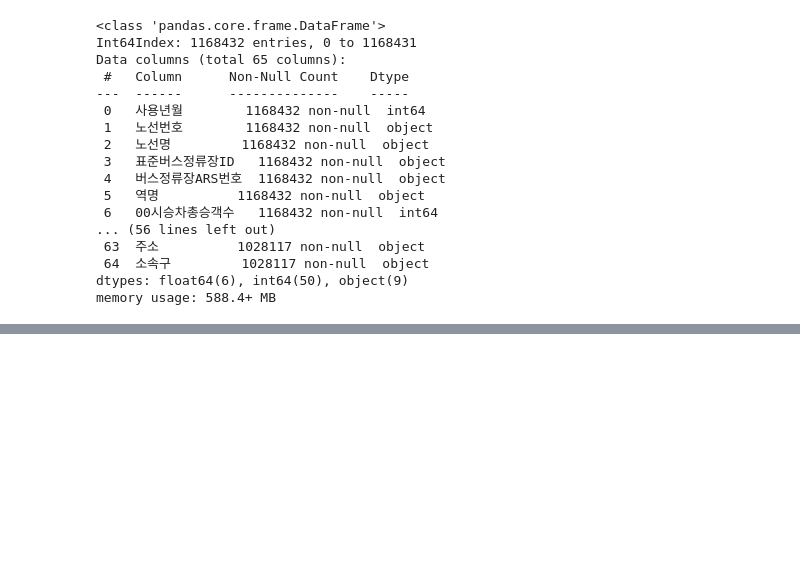
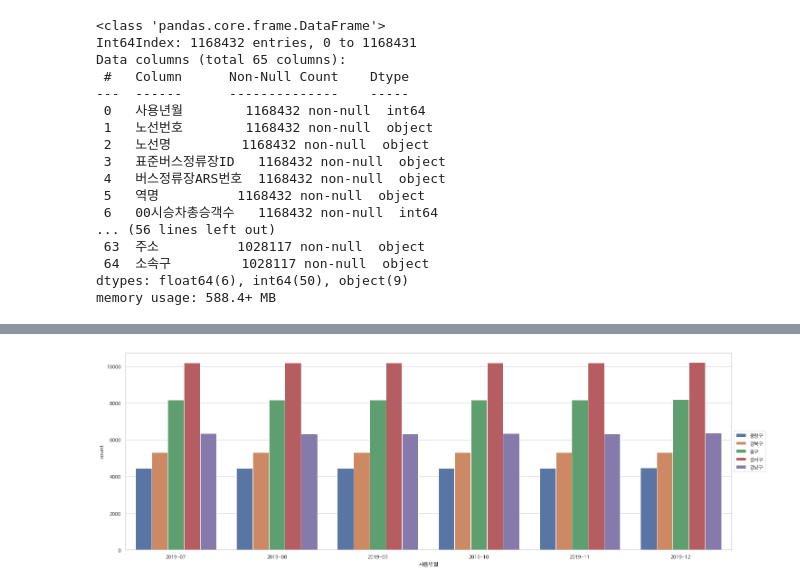
Before and after one commit to cabbi120101/TIL, a Jupyter notebook: 공모전공부/시각화프로젝트/대중교통(버스정류장_그래프).ipynb, the cells around one changed output, grey strips where cells are left out. Saved outputs shown, nothing was run; the diff lists cells and outputs as text; code cells hidden in the pictures; blank space fills up the shorter version.

```diff
--- a/공모전공부/시각화프로젝트/대중교통(버스정류장_그래프).ipynb
+++ b/공모전공부/시각화프로젝트/대중교통(버스정류장_그래프).ipynb
@@ -91,0 +503,18 @@ memory usage: 588.4+ MB
+# %%
+# 오구 나눈 2019보기
+sns.set(font="NanumBarunGothic",
+        # rc={"axes.unicode_minus":False},
+        style='whitegrid')
+plt.figure(figsize=(24,8))
+sns.countplot(
+    x='사용년월',
+    hue='오구',
+    data=df_2019_fw.sort_values(['사용년월'])
+
+)
+plt.legend(loc='center left', bbox_to_anchor=(1,0.5))
+#그래프 저장
+plt.savefig('/content/data/2019_하반기_오구_승차자_버스.png',dpi=100)
+plt.show()
+# %% [output]
+[figure, added]
```
Also changed, not shown: parts of 51 cells of this notebook.
